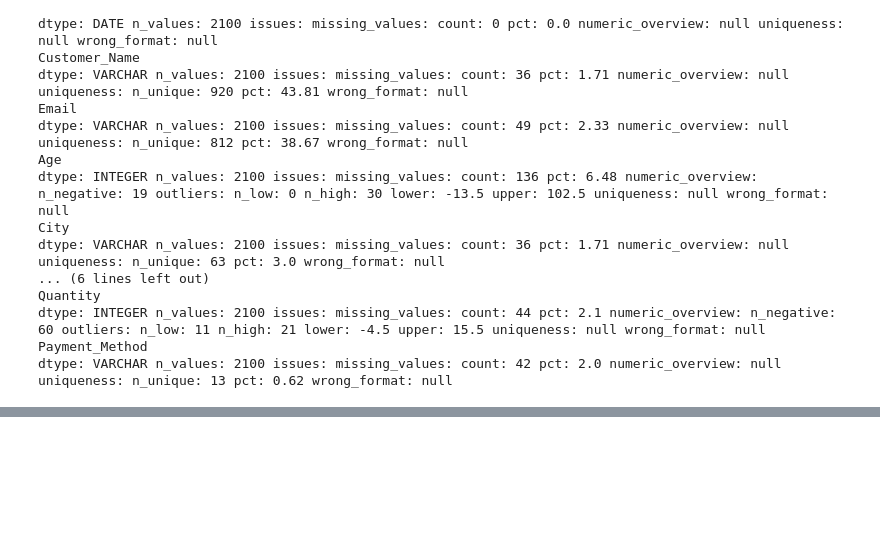
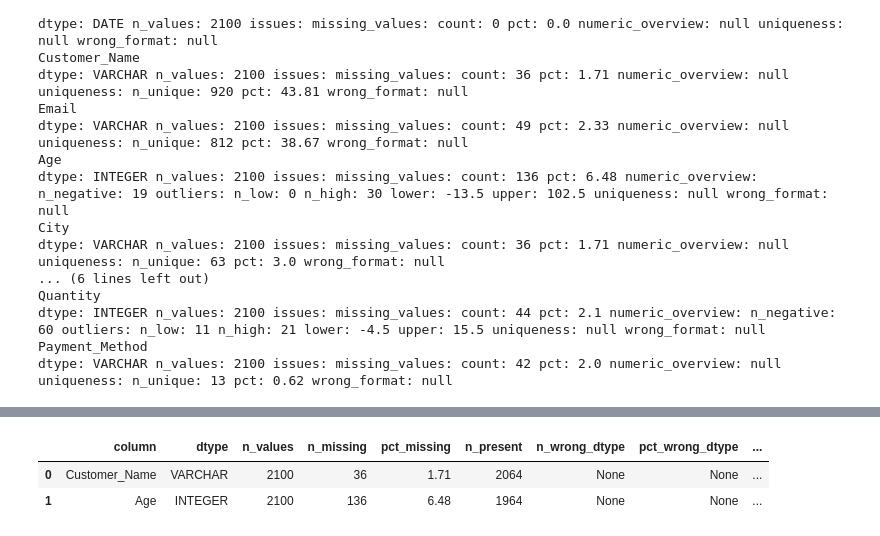
Before and after one commit to dfeyerabend/data-quality-toolkit, a Jupyter notebook: notebooks/test_duckdb_engine.ipynb, the cells around one changed output, grey strips where cells are left out. Saved outputs shown, nothing was run; the diff lists cells and outputs as text; code cells hidden in the pictures; blank space fills up the shorter version.

Commit message:
changed wording in core.py docstring; updated notebooks to run with new column selection logic

```diff
--- a/notebooks/test_duckdb_engine.ipynb
+++ b/notebooks/test_duckdb_engine.ipynb
@@ -82,0 +86,12 @@ dtype: VARCHAR n_values: 2100 issues: missing_values: count: 42 pct: 2.0 numeric
+# %%
+age_table, age_report = inspect_data(
+    DATA_PATH,
+    engine="duckdb",
+    columns=["Customer_Name", "Age"],
+    custom_numeric_ranges={"Age": (18, 100)},
+)
+age_table
+# %% [output]
+|  | column | dtype | n_values | n_missing | pct_missing | n_present | n_wrong_dtype | pct_wrong_dtype | ... |
+| 0 | Customer_Name | VARCHAR | 2100 | 36 | 1.71 | 2064 | None | None | ... |
+| 1 | Age | INTEGER | 2100 | 136 | 6.48 | 1964 | None | None | ... |
```
Also changed, not shown: parts of 1 cell of this notebook, 2 other files.
